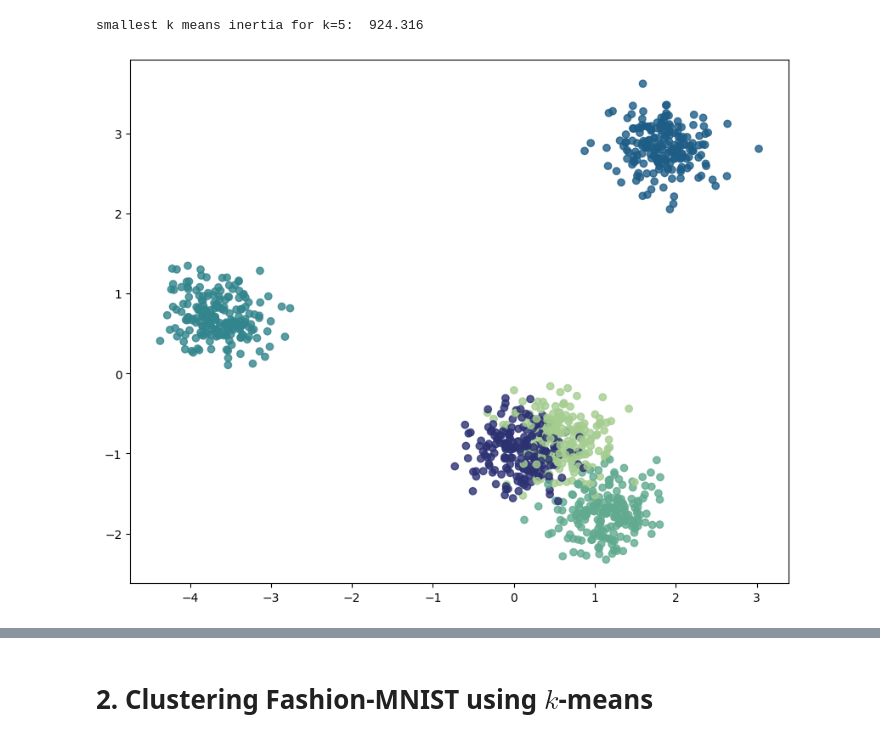
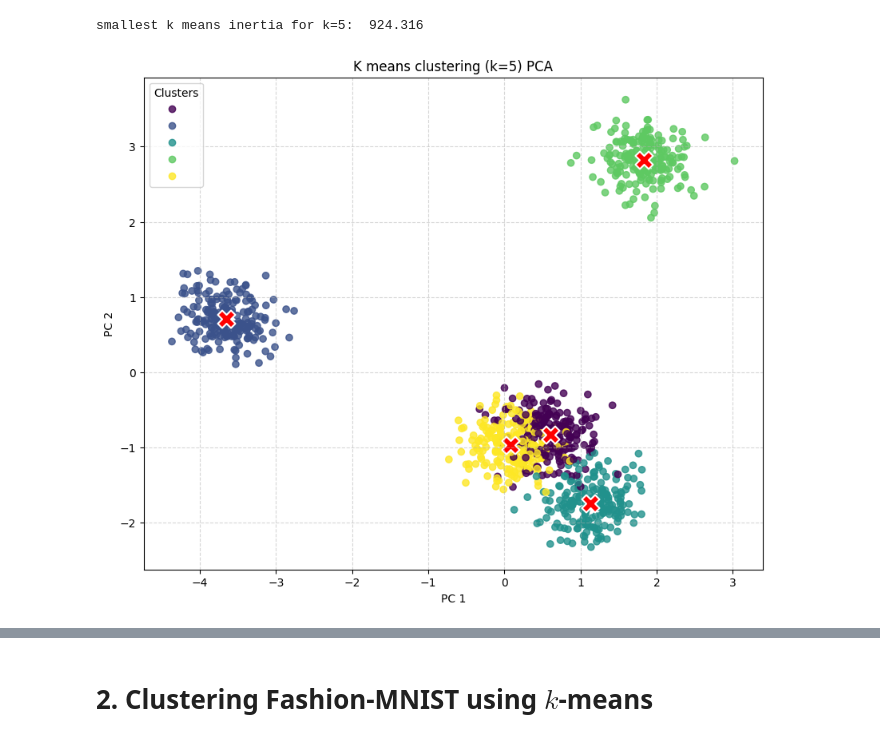
Before and after one commit to deskk/MIS_project2, a Jupyter notebook: project2.ipynb, the cells around one changed output, grey strips where cells are left out. Saved outputs shown, nothing was run; the diff lists cells and outputs as text; code cells hidden in the pictures.

```diff
--- a/project2.ipynb
+++ b/project2.ipynb
@@ -46,17 +46,34 @@ X_pca = pca.fit_transform(X)
 centers_pca = pca.transform(kmeans.cluster_centers_)
 # %%
 import matplotlib.pyplot as plt
-import seaborn as sns
 
 plt.figure(figsize=(10, 8))
 scatter = plt.scatter(
     X_pca[:, 0],
     X_pca[:, 1],
     c=y_pred,
-    cmap='crest',
+    cmap='viridis',
     alpha=0.8,
     # edgecolors='k',
     linewidth=1
 )
+
+plt.scatter(
+    centers_pca[:, 0],
+    centers_pca[:, 1],
+    c='red',
+    # alpha=0.1,
+    marker='X',
+    s=250,
+    edgecolors='white',
+    linewidth=1.5,
+    label='Cluster Centers'
+)
+
+plt.title('K means clustering (k=5) PCA')
+plt.xlabel('PC 1')
+plt.ylabel('PC 2')
+plt.legend(handles=scatter.legend_elements()[0], title='Clusters')
+plt.grid(True, linestyle='--', alpha=0.5)
 # %% [output]
-[figure, old version]
+[figure, new version]
```
Also changed, not shown: parts of 3 cells of this notebook.
